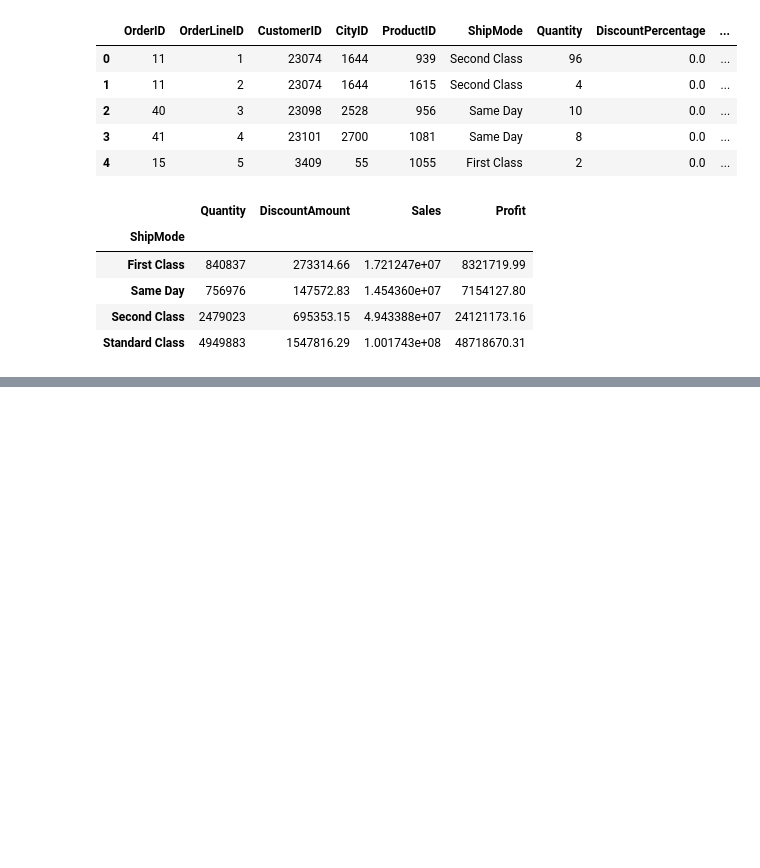
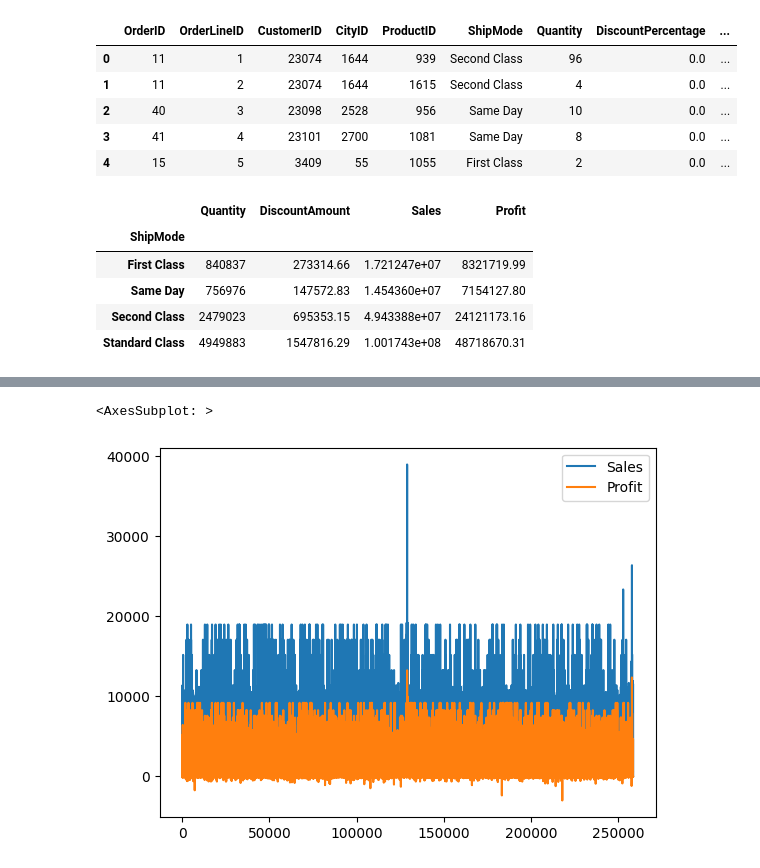
Before and after one commit to datamesse/python-studies, a Jupyter notebook: LinkedIn Learning exercises/Python for Data Science Essential Training Part 1.ipynb, the cells around one changed output, grey strips where cells are left out. Drawn from its saved outputs; the diff is of its cells as text; code cells hidden in the pictures; blank space fills up the shorter version.

```diff
--- a/LinkedIn Learning exercises/Python for Data Science Essential Training Part 1.ipynb
+++ b/LinkedIn Learning exercises/Python for Data Science Essential Training Part 1.ipynb
@@ -557,0 +624,6 @@ sales_groups.sum()
+# %%
+df = sales[['Sales','Profit']]
+df.plot()
+# %% [output]
+<AxesSubplot: >
+[figure, added]
```
Also changed, not shown: parts of 8 cells of this notebook, 1 other file.
